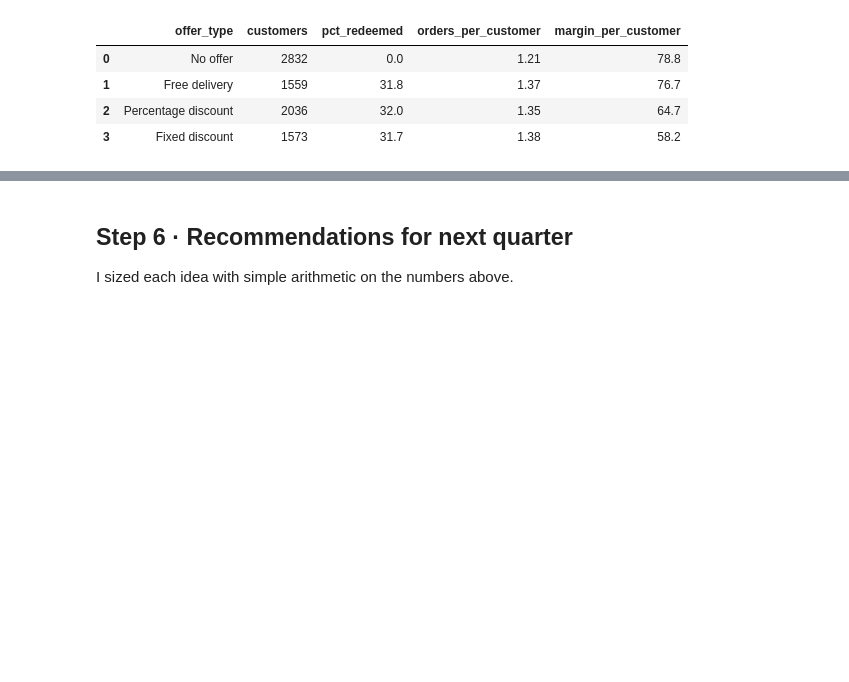
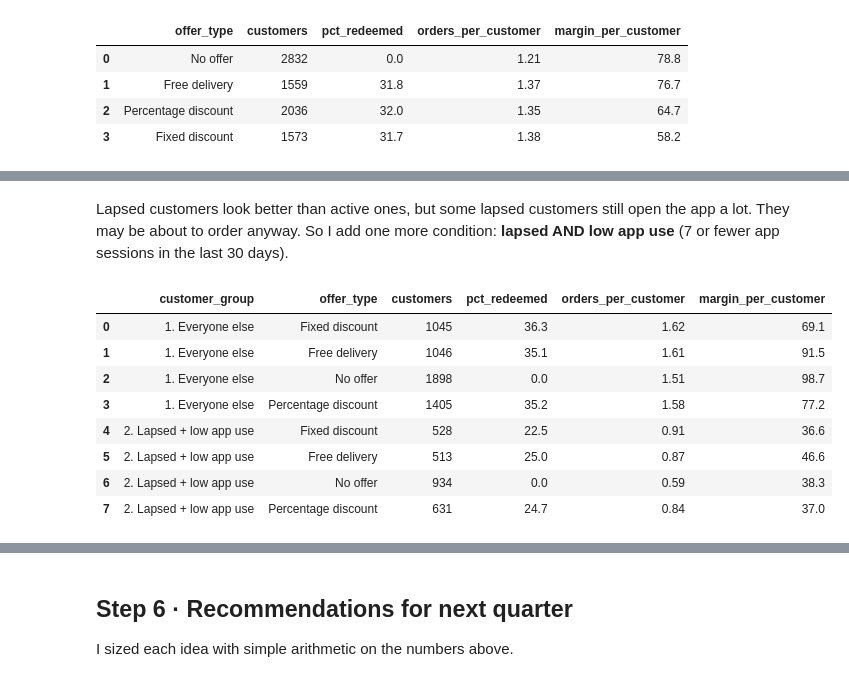
Before and after one commit to Aritra-20/swiftbasket-profitable-growth, a Jupyter notebook: notebooks/swiftbasket_analysis.ipynb, the cells around one changed output, grey strips where cells are left out. Saved outputs shown, nothing was run; the diff lists cells and outputs as text; code cells hidden in the pictures; blank space fills up the shorter version.

```diff
--- a/notebooks/swiftbasket_analysis.ipynb
+++ b/notebooks/swiftbasket_analysis.ipynb
@@ -598 +611,28 @@ promo
+# %% [markdown]
+Lapsed customers look better than active ones, but some lapsed customers still open the app a lot. They may be about to order anyway. So I add one more condition: **lapsed AND low app use** (7 or fewer app sessions in the last 30 days).
+# %%
+promo2 = run("""
+SELECT CASE WHEN c.days_since_last_order > 90 AND c.app_sessions_30d <= 7
+            THEN '2. Lapsed + low app use' ELSE '1. Everyone else' END AS customer_group,
+       a.offer_type,
+       COUNT(*) AS customers,
+       ROUND(100.0 * AVG(a.offer_redeemed_flag), 1) AS pct_redeemed,
+       ROUND(AVG(a.post_campaign_orders), 2)        AS orders_per_customer,
+       ROUND(AVG(a.post_campaign_margin_inr), 1)    AS margin_per_customer
+FROM campaign_assignments a
+JOIN customers c ON a.customer_id = c.customer_id
+GROUP BY customer_group, a.offer_type
+ORDER BY customer_group, a.offer_type
+""")
+promo2
+# %% [output]
+|  | customer_group | offer_type | customers | pct_redeemed | orders_per_customer | margin_per_customer |
+| 0 | 1. Everyone else | Fixed discount | 1045 | 36.3 | 1.62 | 69.1 |
+| 1 | 1. Everyone else | Free delivery | 1046 | 35.1 | 1.61 | 91.5 |
+| 2 | 1. Everyone else | No offer | 1898 | 0.0 | 1.51 | 98.7 |
+| 3 | 1. Everyone else | Percentage discount | 1405 | 35.2 | 1.58 | 77.2 |
+| 4 | 2. Lapsed + low app use | Fixed discount | 528 | 22.5 | 0.91 | 36.6 |
+| 5 | 2. Lapsed + low app use | Free delivery | 513 | 25.0 | 0.87 | 46.6 |
+| 6 | 2. Lapsed + low app use | No offer | 934 | 0.0 | 0.59 | 38.3 |
+| 7 | 2. Lapsed + low app use | Percentage discount | 631 | 24.7 | 0.84 | 37.0 |
 # %%
```
Also changed, not shown: parts of 14 cells of this notebook, 6 other files.
